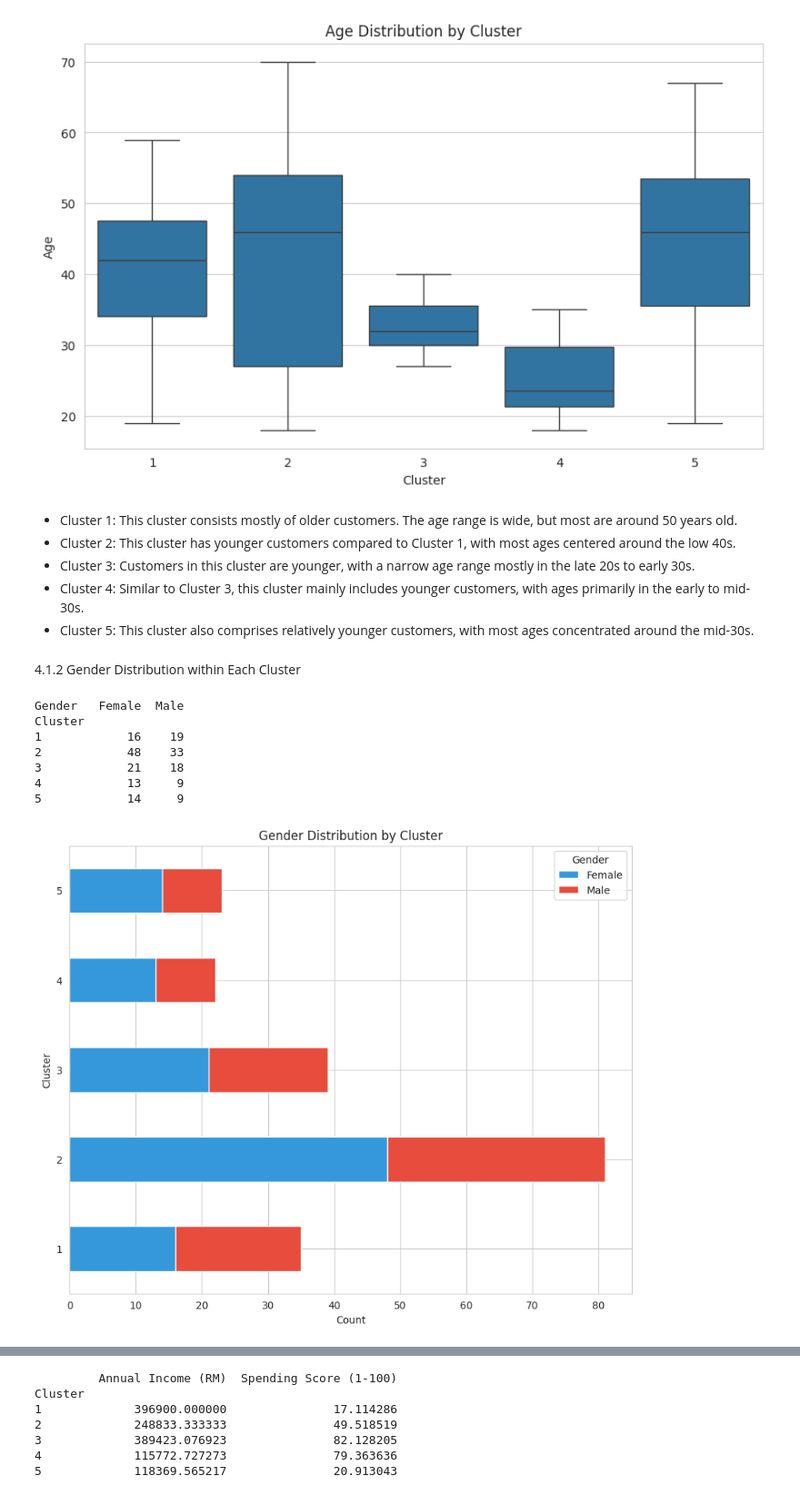
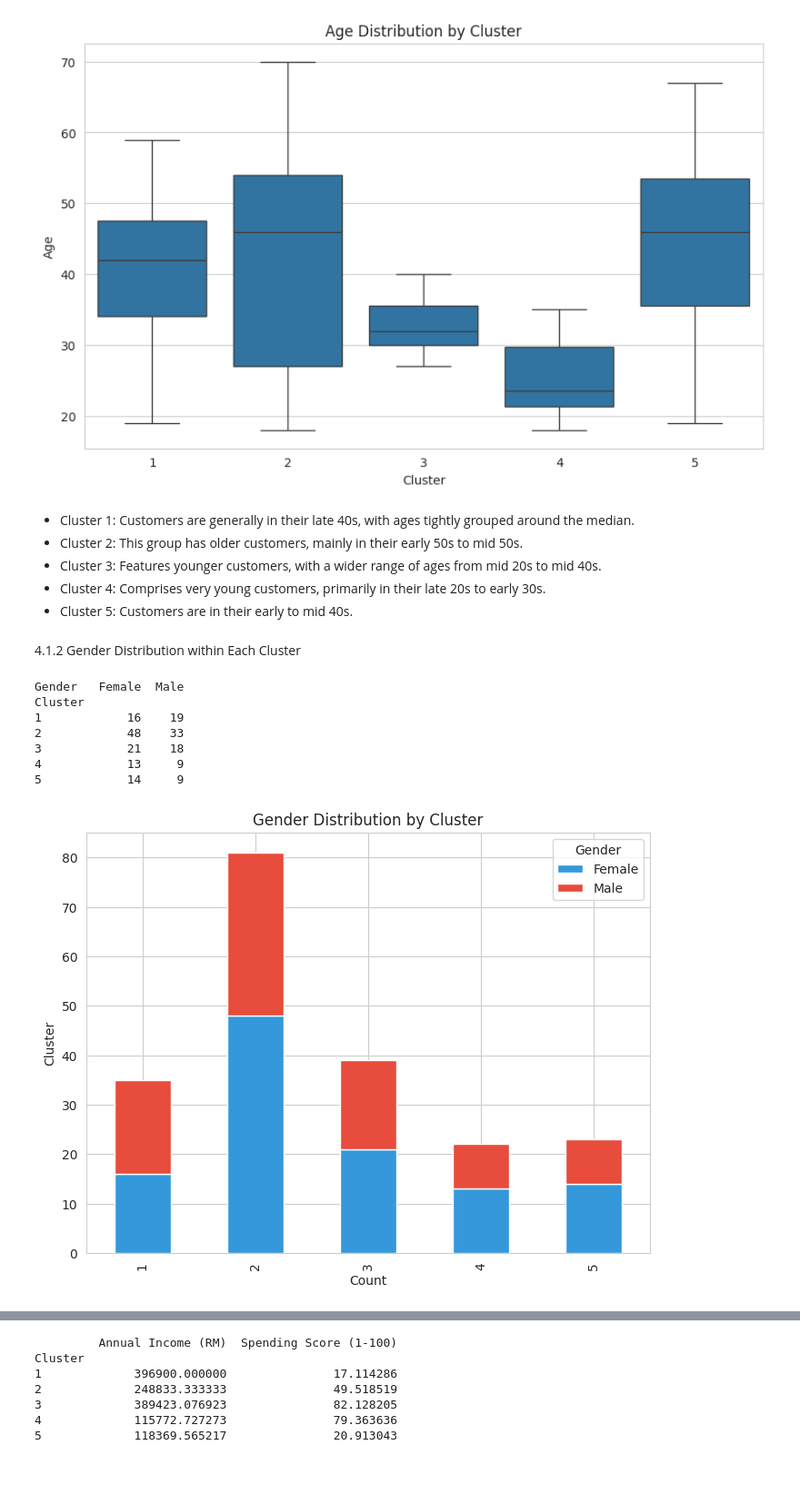
Before and after one commit to AishahZulkifli/STQD6324_DATA_MANAGEMENT, a Jupyter notebook: Assignment_1_P132840.ipynb, the cells around one changed output, grey strips where cells are left out. Shown: that part at 91% size. Cells and saved outputs as stored; diff of their text form; code cells hidden in the pictures; blank space fills up the shorter version.

```diff
--- a/Assignment_1_P132840.ipynb
+++ b/Assignment_1_P132840.ipynb
@@ -326,32 +320,32 @@ plt.ylabel('Age')
 plt.show()
 # %% [output]
 [figure]
-# %% [markdown]
-* Cluster 1: This cluster consists mostly of older customers. The age range is wide, but most are around 50 years old.
-* Cluster 2: This cluster has younger customers compared to Cluster 1, with most ages centered around the low 40s.
-* Cluster 3: Customers in this cluster are younger, with a narrow age range mostly in the late 20s to early 30s.
-* Cluster 4: Similar to Cluster 3, this cluster mainly includes younger customers, with ages primarily in the early to mid-30s.
-* Cluster 5: This cluster also comprises relatively younger customers, with most ages concentrated around the mid-30s.
+# %% [markdown]
+* Cluster 1: Customers are generally in their late 40s, with ages tightly grouped around the median.
+* Cluster 2: This group has older customers, mainly in their early 50s to mid 50s.
+* Cluster 3: Features younger customers, with a wider range of ages from mid 20s to mid 40s.
+* Cluster 4: Comprises very young customers, primarily in their late 20s to early 30s.
+* Cluster 5: Customers are in their early to mid 40s.
 # %% [markdown]
 4.1.2 Gender Distribution within Each Cluster
 # %%
 # Count of each gender within each cluster
 gender_distribution = pd.crosstab(data['Cluster'], data['Gender'])
 print(gender_distribution)
 
 # Plotting gender distribution within each cluster
-gender_distribution.plot(kind='barh', stacked=True, figsize=(10, 8), color=['#3498db', '#e74c3c'])
+gender_distribution.plot(kind='bar', stacked=True, figsize=(8, 6), color=['#3498db', '#e74c3c'])
 plt.title('Gender Distribution by Cluster')
 plt.xlabel('Count')
 plt.ylabel('Cluster')
 plt.legend(title='Gender')
 plt.show()
 # %% [output]
 Gender   Female  Male
 Cluster
 1            16    19
 2            48    33
 3            21    18
 4            13     9
 5            14     9
-[figure, old version]
+[figure, new version]
```
Also changed, not shown: parts of 11 cells of this notebook.
